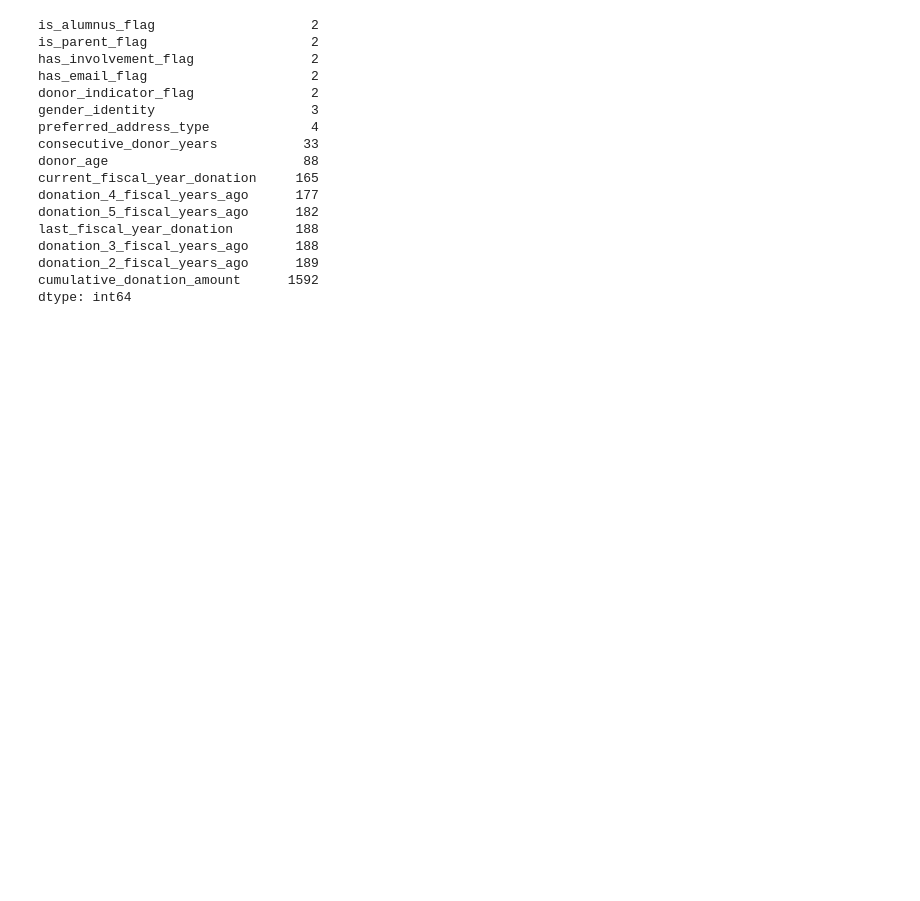
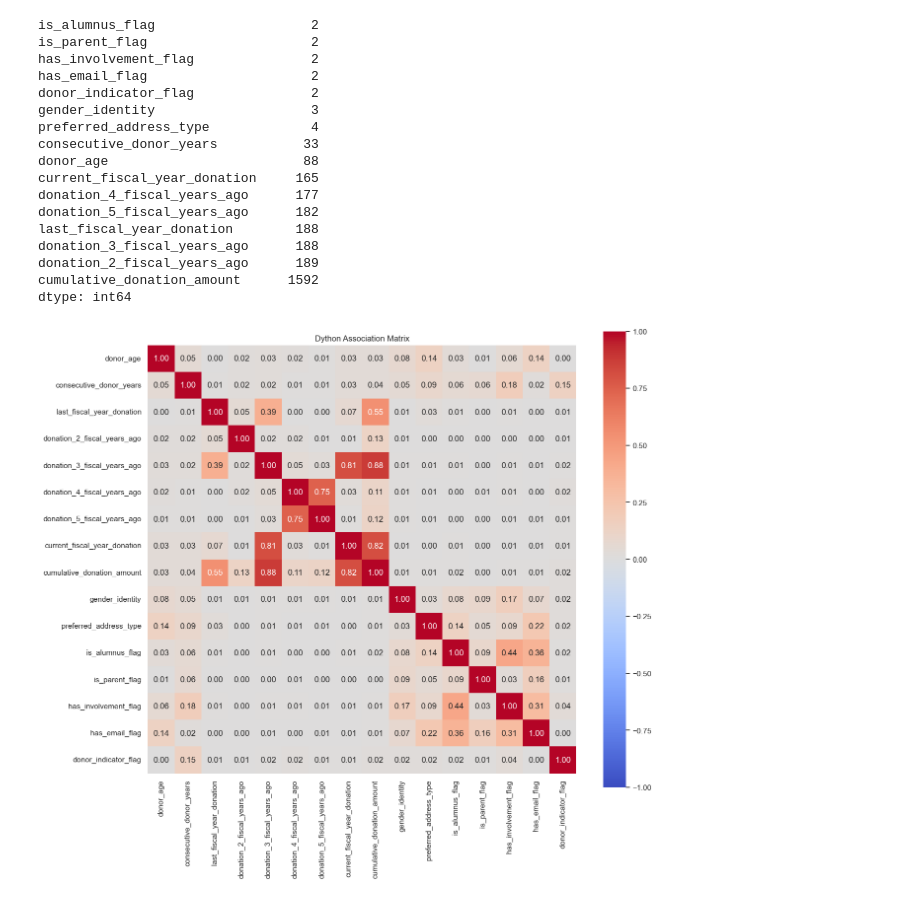
Before and after one commit to MDarkHead/red-cross-donor-prediction, a Jupyter notebook: notebooks/03_dython_analysis.ipynb, the cells around one changed output. Drawn from its saved outputs; the diff is of its cells as text; code cells hidden in the pictures; blank space fills up the shorter version.

Commit message:
P3; Task 3: Association Matrix Generation Complete

```diff
--- a/notebooks/03_dython_analysis.ipynb
+++ b/notebooks/03_dython_analysis.ipynb
@@ -279,3 +280,17 @@ donation_3_fiscal_years_ago      188
 donation_2_fiscal_years_ago      189
 cumulative_donation_amount      1592
 dtype: int64
+# %%
+# Create Dython association matrix
+association_results = associations(
+    association_df,
+    nominal_columns=categorical_features + binary_features + target_feature,
+    figsize=(14, 12),
+    cmap="coolwarm",
+    title="Dython Association Matrix",
+    clustering=False,
+    nan_strategy="replace",
+    nan_replace_value="Missing"
+)
+# %% [output]
+[figure, added]
```
Also changed, not shown: parts of 5 cells of this notebook.
